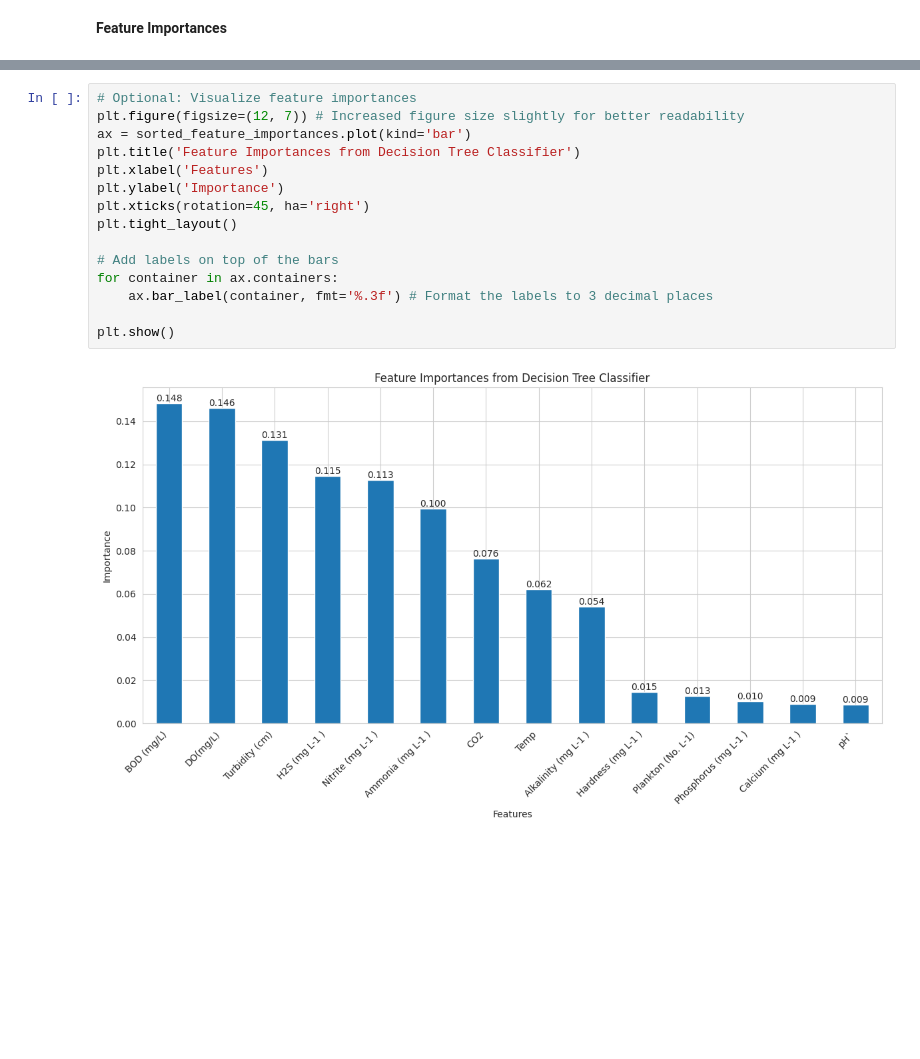
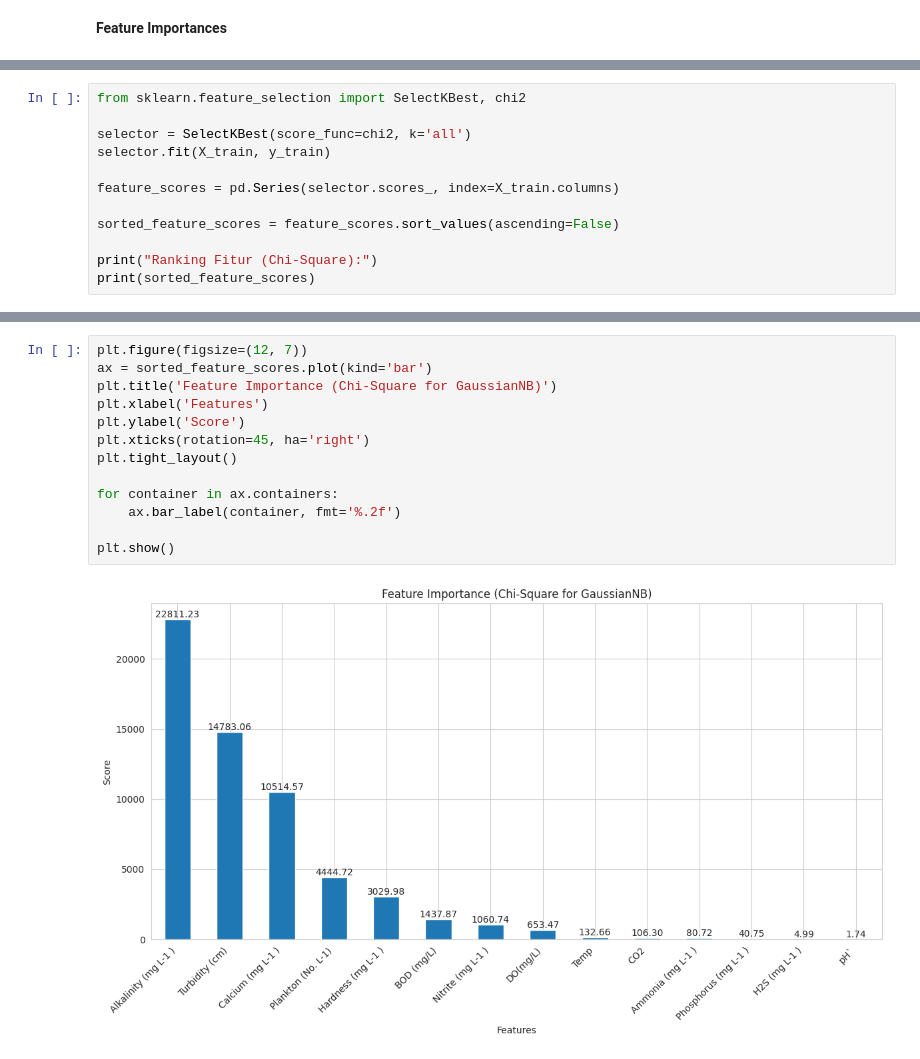
Before and after one commit to dindahanifa/mechine_learning, a Jupyter notebook: WaterQuality.ipynb, the cells around one changed output, grey strips where cells are left out. Cells and saved outputs as stored; diff of their text form; blank space fills up the shorter version.

```diff
--- a/WaterQuality.ipynb
+++ b/WaterQuality.ipynb
@@ -607,0 +464,12 @@ dtype: float64
+# %%
+from sklearn.feature_selection import SelectKBest, chi2
+
+selector = SelectKBest(score_func=chi2, k='all')
+selector.fit(X_train, y_train)
+
+feature_scores = pd.Series(selector.scores_, index=X_train.columns)
+
+sorted_feature_scores = feature_scores.sort_values(ascending=False)
+
+print("Ranking Fitur (Chi-Square):")
+print(sorted_feature_scores)
@@ -608,17 +493,15 @@ dtype: float64
 # %%
-# Optional: Visualize feature importances
-plt.figure(figsize=(12, 7)) # Increased figure size slightly for better readability
-ax = sorted_feature_importances.plot(kind='bar')
-plt.title('Feature Importances from Decision Tree Classifier')
+plt.figure(figsize=(12, 7))
+ax = sorted_feature_scores.plot(kind='bar')
+plt.title('Feature Importance (Chi-Square for GaussianNB)')
 plt.xlabel('Features')
-plt.ylabel('Importance')
+plt.ylabel('Score')
 plt.xticks(rotation=45, ha='right')
 plt.tight_layout()
 
-# Add labels on top of the bars
 for container in ax.containers:
-    ax.bar_label(container, fmt='%.3f') # Format the labels to 3 decimal places
+    ax.bar_label(container, fmt='%.2f')
 
 plt.show()
 # %% [output]
-[figure, old version]
+[figure, new version]
```
Also changed, not shown: parts of 22 cells of this notebook.
